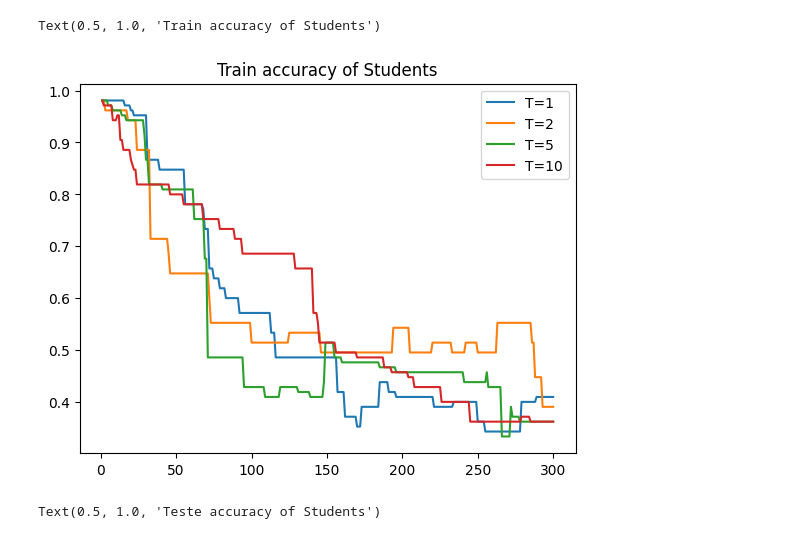
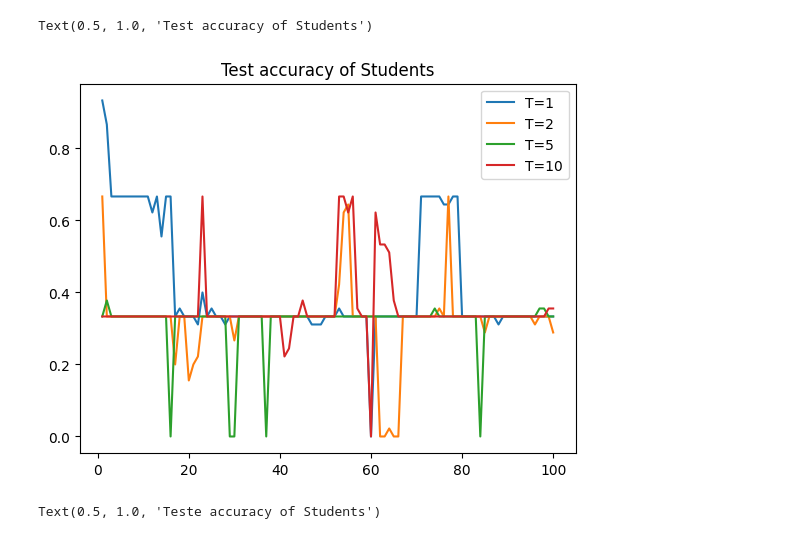
Before and after one commit to JessicaRch/knowledge_distillation, a Jupyter notebook: first_experiments/cascata_estudante.ipynb, the cells around one changed output. Cells and saved outputs as stored; diff of their text form; code cells hidden in the pictures.

```diff
--- a/first_experiments/cascata_estudante.ipynb
+++ b/first_experiments/cascata_estudante.ipynb
@@ -71,7 +79,7 @@ iris_smaller = {
     'input_dim': 4,
     'in_channels': 1,
     'output_dim': 3,     # RGB
-    'fc': [4],
+    'fc': [1],
     'criterion':  torch.nn.CrossEntropyLoss(),
     'optimizer':  torch.optim.Adam,
     'lr': 0.001
@@ -98,0 +138,8 @@ Student 2 trained in 288 epochs with test accuracy: 0.8667, train accuracy: 0.98
+# %%
+for i in range(4):
+    plt.plot(list(range(1, max_students+1)), train_prec[i*max_students+1:(i+1)*max_students+1], label=f'T={ [1,2,5,10][i] }')
+    # plt.plot(list(range(1, max_students+1)), test_prec[i*max_students+1:(i+1)*max_students+1], label=f'T={ [1,2,5,10][i] }, c={ [0,0,0,0][i] }')
+
+plt.legend()
+plt.title('Train accuracy of Students')
+# plt.title('Test accuracy of Students')
@@ -98,0 +199,7 @@ Student 2 trained in 288 epochs with test accuracy: 0.8667, train accuracy: 0.98
+# %%
+for i in range(4):
+    plt.plot(list(range(1, max_students+1)), train_prec_small[i*max_students+1:(i+1)*max_students+1], label=f'T={ [1,2,5,10][i] }')
+    # plt.plot(list(range(1, max_students+1)), test_prec_small[i*max_students+1:(i+1)*max_students+1], label=f'T={ [1,2,5,10][i] }, c={ [0,0,0,0][i] }')
+
+plt.legend()
+plt.title('Test accuracy of Students')
@@ -99,13 +252,32 @@ Student 2 trained in 288 epochs with test accuracy: 0.8667, train accuracy: 0.98
+# %%
+import pandas as pd
+import numpy as np
+
+T_values = [1, 2, 5, 10]
+
+data = {}
+
+for i, T in enumerate(T_values):
+    data[f"train_T={T}"] = trn3hidden[i*max_students:(i+1)*max_students]
+    data[f"test_T={T}"]  = tst3hidden[i*max_students:(i+1)*max_students]
+
+df = pd.DataFrame(data)
+df.insert(0, "step", np.arange(1, max_students + 1))
+
+df.to_csv("iris2hidden.csv", index=False)
 # %%
 for i in range(4):
-    plt.plot(list(range(1, 301)), train_prec[i*300+1:(i+1)*300+1], label=f'T={ [1,2,5,10][i] }')
-                 # plt.plot(list(range(1, 300)), test_prec[i*300+1:(i+1)*300+1], label=f'T={ [1,2,5,10][i] }, c={ [0,0,0,0][i] }')
+    # plt.plot(list(range(1, max_students+1)), tst3hidden[i*max_students+1:(i+1)*max_students+1], label=f'T={ [1,2,5,10][i] }')
+
+    plt.plot(list(range(1, max_students+1)), tst3hidden[i*max_students+1:(i+1)*max_students+1], label=f'T={ [1,2,5,10][i] }')
+        # plt.plot(list(range(1, 300)), test_prec[i*300+1:(i+1)*300+1], label=f'T={ [1,2,5,10][i] }, c={ [0,0,0,0][i] }')
 
 plt.legend()
-plt.title('Train accuracy of Students')
+# plt.title('Train accuracy of Students')
+plt.title('Test accuracy of Students')
 # %% [output]
-Text(0.5, 1.0, 'Train accuracy of Students')
+Text(0.5, 1.0, 'Test accuracy of Students')
-[figure, old version]
+[figure, new version]
 # %%
 import pandas as pd
 # %%
```
Also changed, not shown: parts of 11 cells of this notebook, 1 other file.
